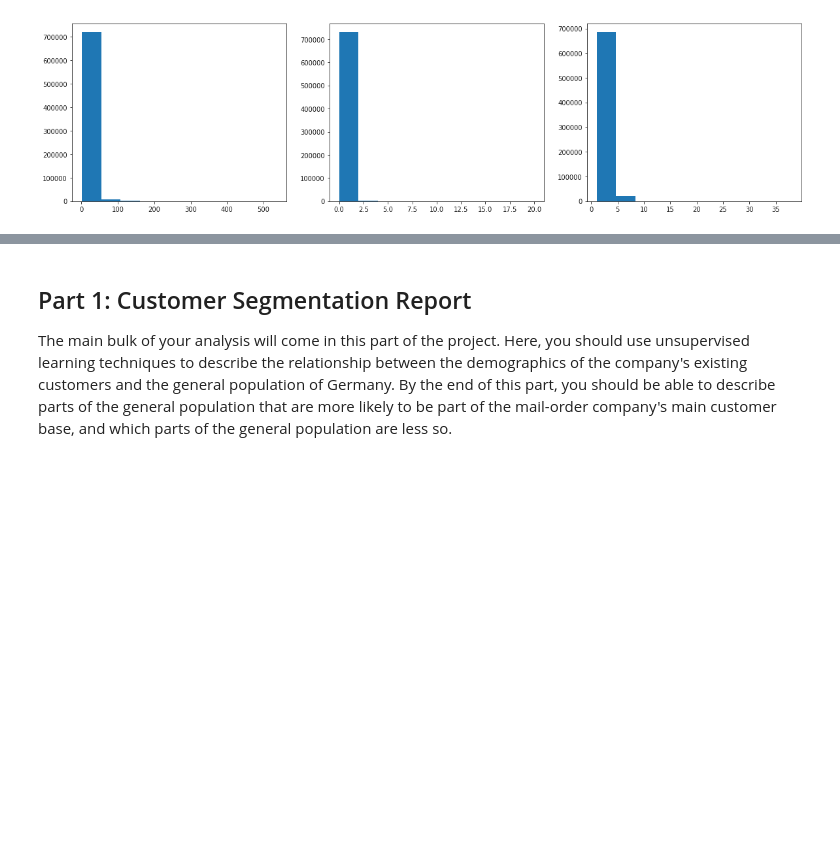
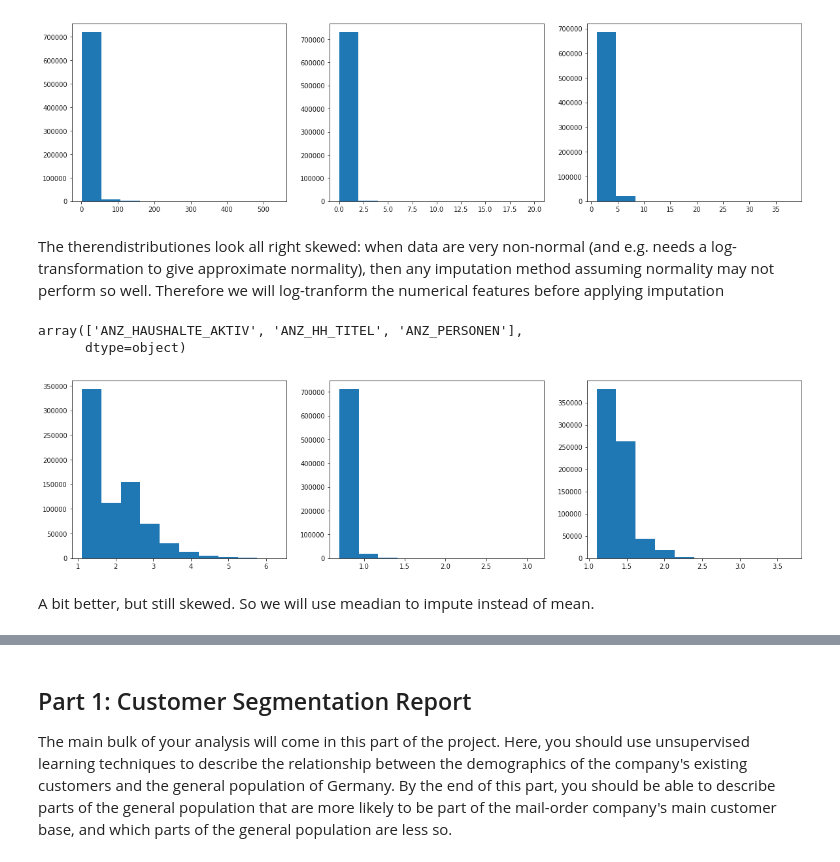
Before and after one commit to santamm/Customer-Segmentation, a Jupyter notebook: Arvato Project Workbook.ipynb, the cells around one changed output, grey strips where cells are left out. Drawn from its saved outputs; the diff is of its cells as text; code cells hidden in the pictures; blank space fills up the shorter version.

```diff
--- a/Arvato Project Workbook.ipynb
+++ b/Arvato Project Workbook.ipynb
@@ -523,6 +545,8 @@ Before we apply dimensionality reduction techniques to the data, we need to perf
 - Before applying the scaler to the data, we need to make sure that we've cleaned the DataFrame of the remaining missing values. This could be as simple as just removing all data points with missing data, thereby losing a significative percentage of the data, or applying an [Imputer](http://scikit-learn.org/stable/modules/generated/sklearn.preprocessing.Imputer.html) to replace all missing values.
 - We will separate categorical variables from ordinal and numeric ones, as we will use two different strategies for imputing. Then we intersect with the columns that have null values and finally we add the new engineered Mixed-Type Features
 - When imputing, the biggest concern is introducing bias into the data, therefore it's advisable to use different strategies depending on the type of the data. We will use most frequent values for binary variable, median for ordinal ones, and categorical variables have been already handled by creating dummy columns. Finally for numeric columns, if they are skewed we will apply a logarithmic tranform, then impute the median.
+# %%
+azdias = pd.read_feather('azdias_re-encodeds.feather')
 # %%
 azdias.isnull().sum()[azdias.isnull().sum().values > 0]
 # %% [output]
@@ -603,0 +626,27 @@ imputer_4 = SimpleImputer(strategy='mean')
+# %% [markdown]
+The therendistributiones look all right skewed: when data are very non-normal (and e.g. needs a log-transformation to give approximate normality), then any imputation method assuming normality may not perform so well. Therefore we will log-tranform the numerical features before applying imputation
+# %%
+numeric2impute
+# %% [output]
+array(['ANZ_HAUSHALTE_AKTIV', 'ANZ_HH_TITEL', 'ANZ_PERSONEN'],
+      dtype=object)
+# %%
+# Log transform numeric features
+#from sklearn.preprocessing import FunctionTransformer
+azdias['ANZ_HAUSHALTE_AKTIV'] = azdias['ANZ_HAUSHALTE_AKTIV'].apply(lambda x: np.log1p(1+x) if x != np.nan else x)
+azdias['ANZ_HH_TITEL'] = azdias['ANZ_HH_TITEL'].apply(lambda x: np.log1p(1+x) if x != np.nan else x)
+azdias['ANZ_PERSONEN'] = azdias['ANZ_PERSONEN'].apply(lambda x: np.log1p(1+x) if x != np.nan else x)
+# %%
+#We can have a look at the distributions of numerical variables again
+plt.figure(figsize=(20,5))
+plt.subplot(1, 3, 1)
+plt.hist(azdias.ANZ_HAUSHALTE_AKTIV.dropna());
+plt.subplot(1, 3, 2)
+plt.hist(azdias.ANZ_HH_TITEL.dropna());
+plt.subplot(1, 3, 3)
+plt.hist(azdias.ANZ_PERSONEN.dropna());
+plt.show()
+# %% [output]
+[figure, added]
+# %% [markdown]
+A bit better, but still skewed. So we will use meadian to impute instead of mean.
```
Also changed, not shown: parts of 33 cells of this notebook.
